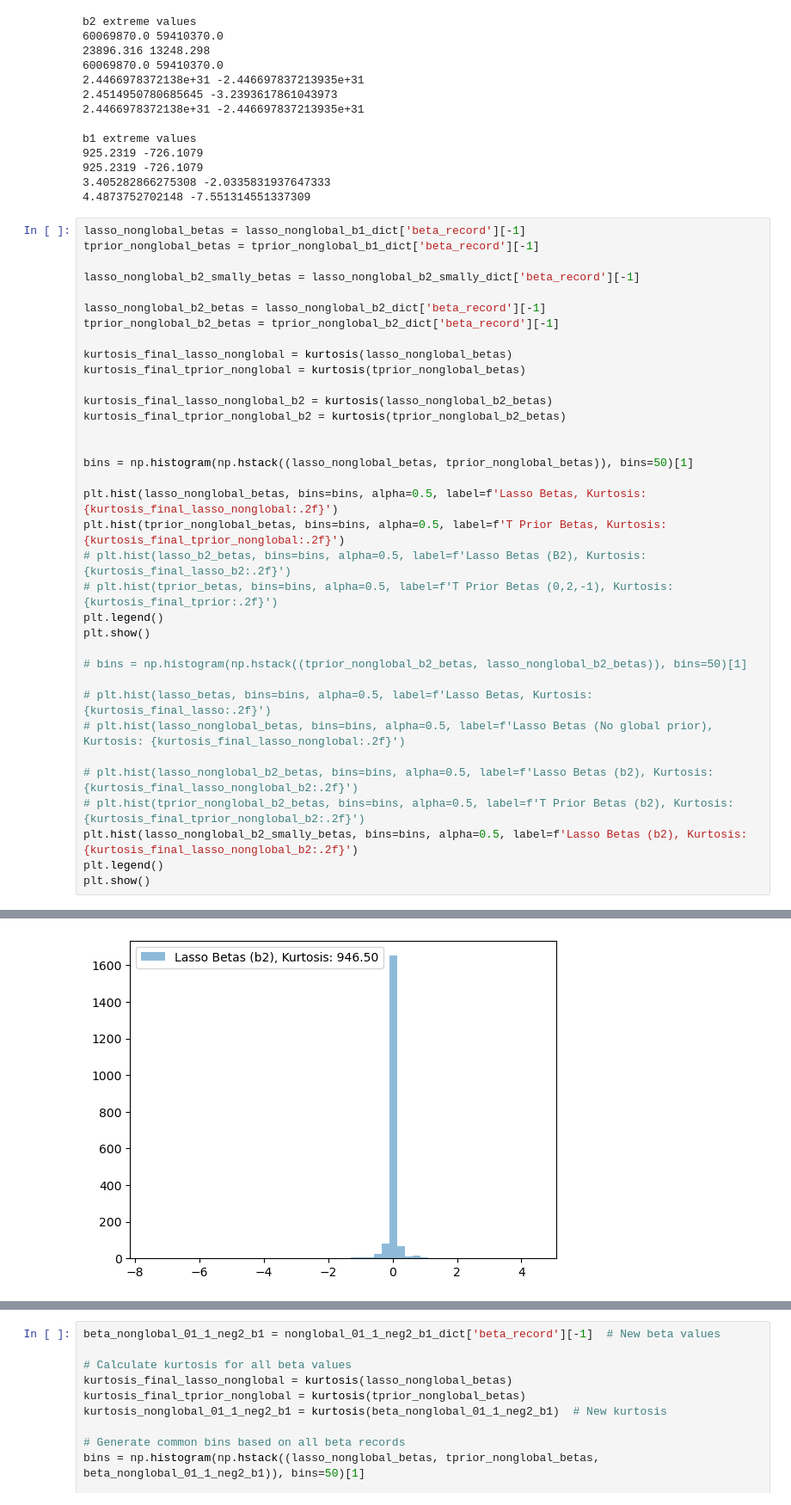
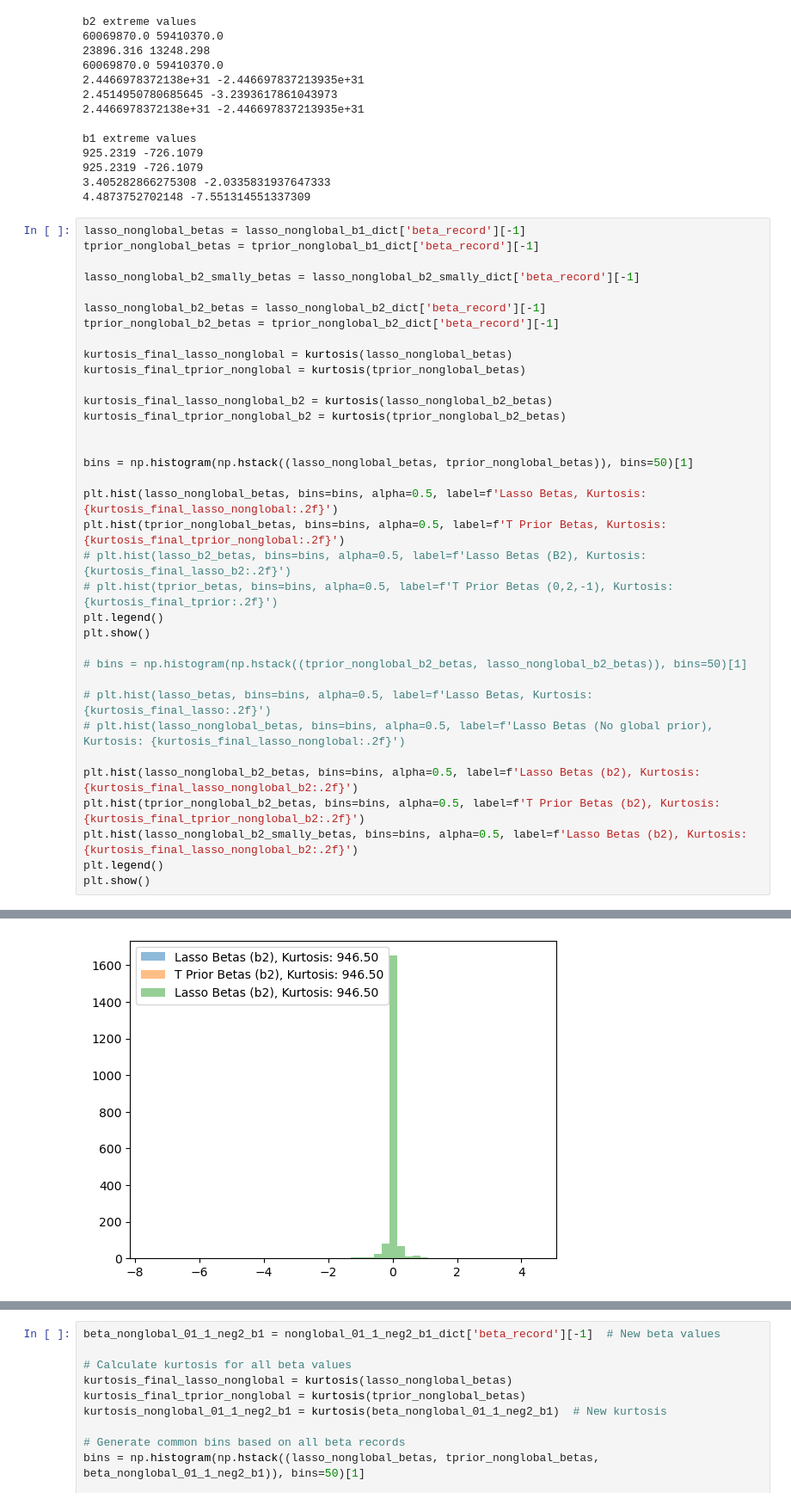
Before and after one commit to hubarruby/BayesSDEs, a Jupyter notebook: fredholm/fredholm_plotting.ipynb, the cells around one changed output, grey strips where cells are left out. Shown: that part at 86% size. Saved outputs shown, nothing was run; the diff lists cells and outputs as text.

```diff
--- a/fredholm/fredholm_plotting.ipynb
+++ b/fredholm/fredholm_plotting.ipynb
@@ -69,33 +69,33 @@ lasso_nonglobal_b2_smally_betas = lasso_nonglobal_b2_smally_dict['beta_record'][
 
 lasso_nonglobal_b2_betas = lasso_nonglobal_b2_dict['beta_record'][-1]
 tprior_nonglobal_b2_betas = tprior_nonglobal_b2_dict['beta_record'][-1]
 
 kurtosis_final_lasso_nonglobal = kurtosis(lasso_nonglobal_betas)
 kurtosis_final_tprior_nonglobal = kurtosis(tprior_nonglobal_betas)
 
 kurtosis_final_lasso_nonglobal_b2 = kurtosis(lasso_nonglobal_b2_betas)
 kurtosis_final_tprior_nonglobal_b2 = kurtosis(tprior_nonglobal_b2_betas)
 
 
 bins = np.histogram(np.hstack((lasso_nonglobal_betas, tprior_nonglobal_betas)), bins=50)[1]
 
 plt.hist(lasso_nonglobal_betas, bins=bins, alpha=0.5, label=f'Lasso Betas, Kurtosis: {kurtosis_final_lasso_nonglobal:.2f}')
 plt.hist(tprior_nonglobal_betas, bins=bins, alpha=0.5, label=f'T Prior Betas, Kurtosis: {kurtosis_final_tprior_nonglobal:.2f}')
 # plt.hist(lasso_b2_betas, bins=bins, alpha=0.5, label=f'Lasso Betas (B2), Kurtosis: {kurtosis_final_lasso_b2:.2f}')
 # plt.hist(tprior_betas, bins=bins, alpha=0.5, label=f'T Prior Betas (0,2,-1), Kurtosis: {kurtosis_final_tprior:.2f}')
 plt.legend()
 plt.show()
 
 # bins = np.histogram(np.hstack((tprior_nonglobal_b2_betas, lasso_nonglobal_b2_betas)), bins=50)[1]
 
 # plt.hist(lasso_betas, bins=bins, alpha=0.5, label=f'Lasso Betas, Kurtosis: {kurtosis_final_lasso:.2f}')
 # plt.hist(lasso_nonglobal_betas, bins=bins, alpha=0.5, label=f'Lasso Betas (No global prior), Kurtosis: {kurtosis_final_lasso_nonglobal:.2f}')
 
-# plt.hist(lasso_nonglobal_b2_betas, bins=bins, alpha=0.5, label=f'Lasso Betas (b2), Kurtosis: {kurtosis_final_lasso_nonglobal_b2:.2f}')
-# plt.hist(tprior_nonglobal_b2_betas, bins=bins, alpha=0.5, label=f'T Prior Betas (b2), Kurtosis: {kurtosis_final_tprior_nonglobal_b2:.2f}')
+plt.hist(lasso_nonglobal_b2_betas, bins=bins, alpha=0.5, label=f'Lasso Betas (b2), Kurtosis: {kurtosis_final_lasso_nonglobal_b2:.2f}')
+plt.hist(tprior_nonglobal_b2_betas, bins=bins, alpha=0.5, label=f'T Prior Betas (b2), Kurtosis: {kurtosis_final_tprior_nonglobal_b2:.2f}')
 plt.hist(lasso_nonglobal_b2_smally_betas, bins=bins, alpha=0.5, label=f'Lasso Betas (b2), Kurtosis: {kurtosis_final_lasso_nonglobal_b2:.2f}')
 plt.legend()
 plt.show()
 # %% [output]
 [figure]
-[figure, old version]
+[figure, new version]
```
Also changed, not shown: parts of 2 cells of this notebook, 1 other file.
